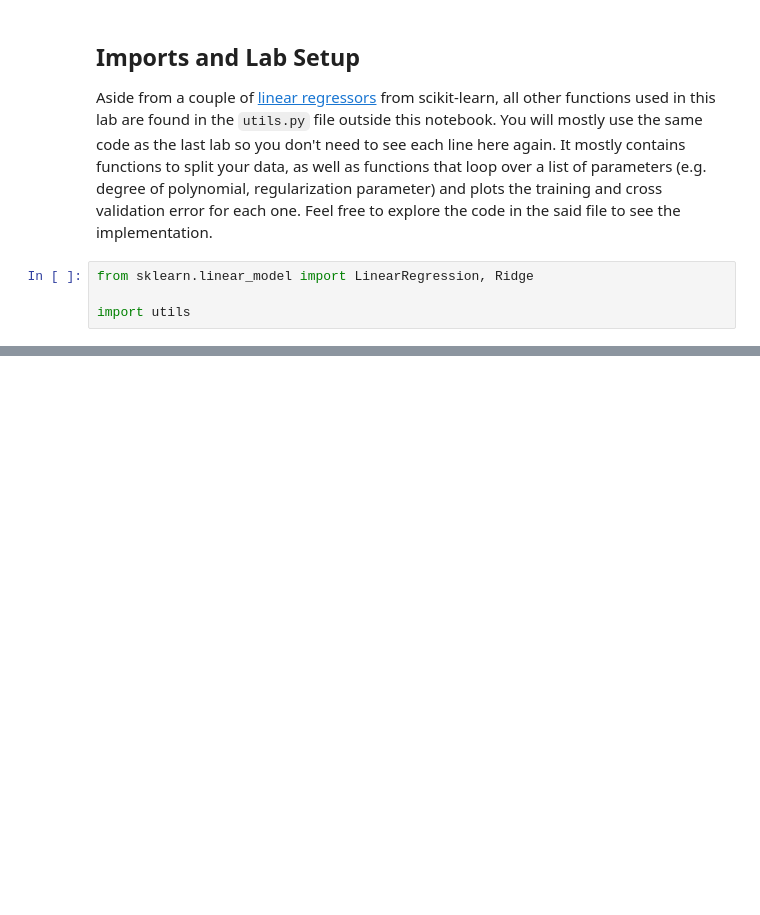
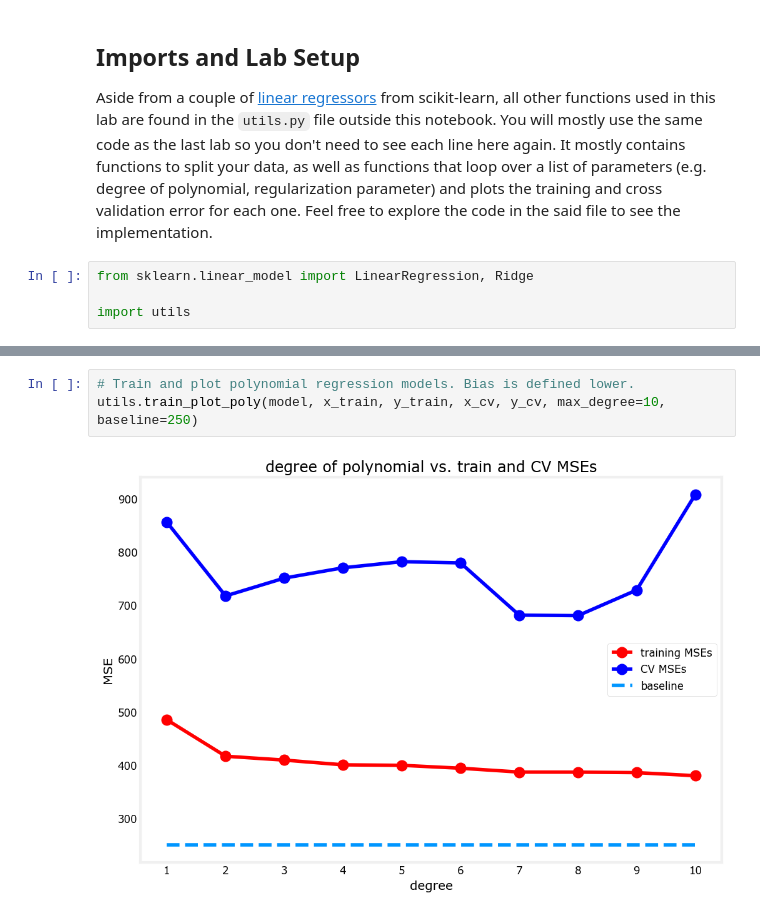
Before and after one commit to OoFa99/Machine-Learning-Specialization, a Jupyter notebook: C2_Advanced Learning Algorithms/Week3/C2_W3_Lab02_Diagnosing_Bias_and_Variance.ipynb, the cells around one changed output, grey strips where cells are left out. Drawn from its saved outputs; the diff is of its cells as text; blank space fills up the shorter version.

```diff
--- a/C2_Advanced Learning Algorithms/Week3/C2_W3_Lab02_Diagnosing_Bias_and_Variance.ipynb
+++ b/C2_Advanced Learning Algorithms/Week3/C2_W3_Lab02_Diagnosing_Bias_and_Variance.ipynb
@@ -40,0 +84,5 @@ import utils
+# %%
+# Train and plot polynomial regression models. Bias is defined lower.
+utils.train_plot_poly(model, x_train, y_train, x_cv, y_cv, max_degree=10, baseline=250)
+# %% [output]
+[figure, added]
```
Also changed, not shown: parts of 8 cells of this notebook.
